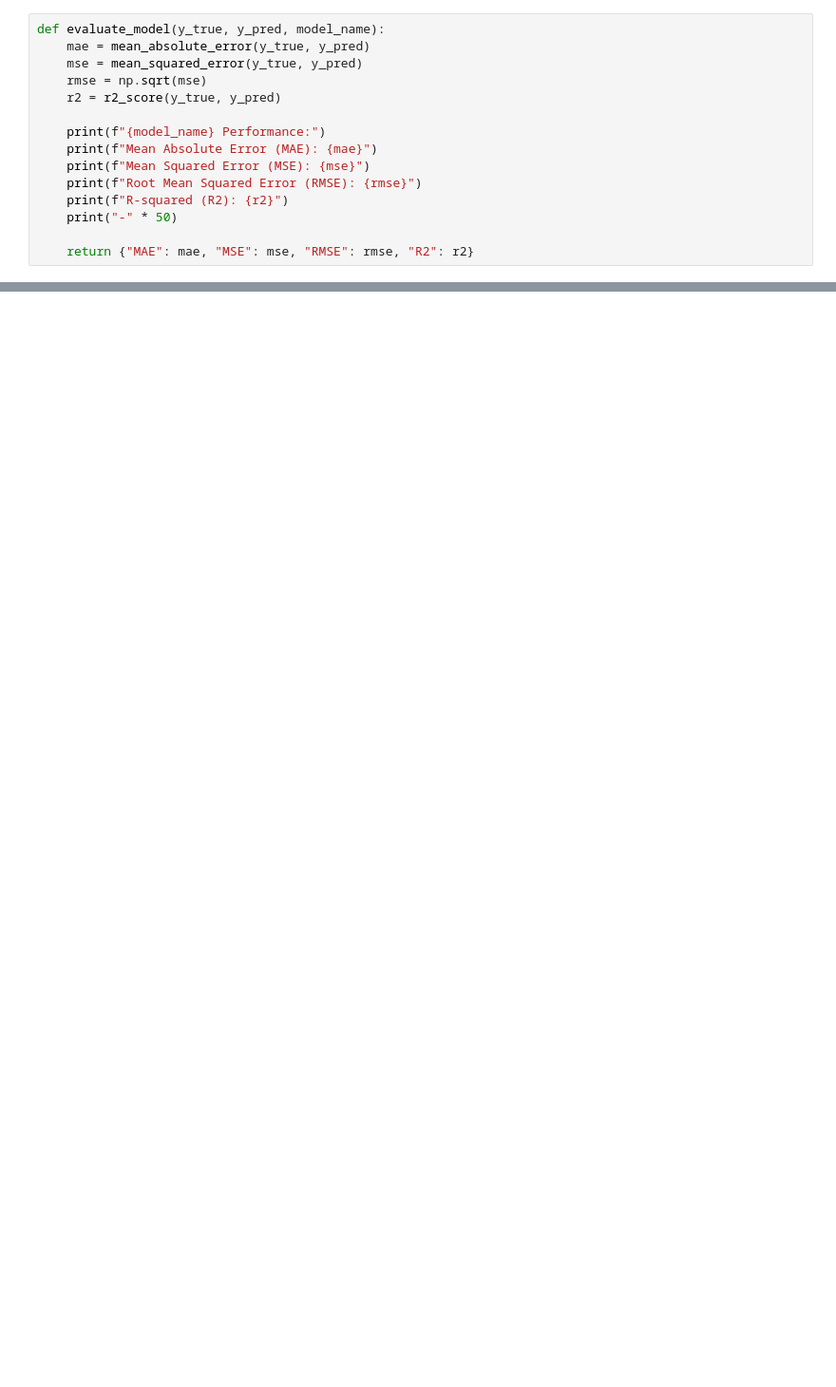
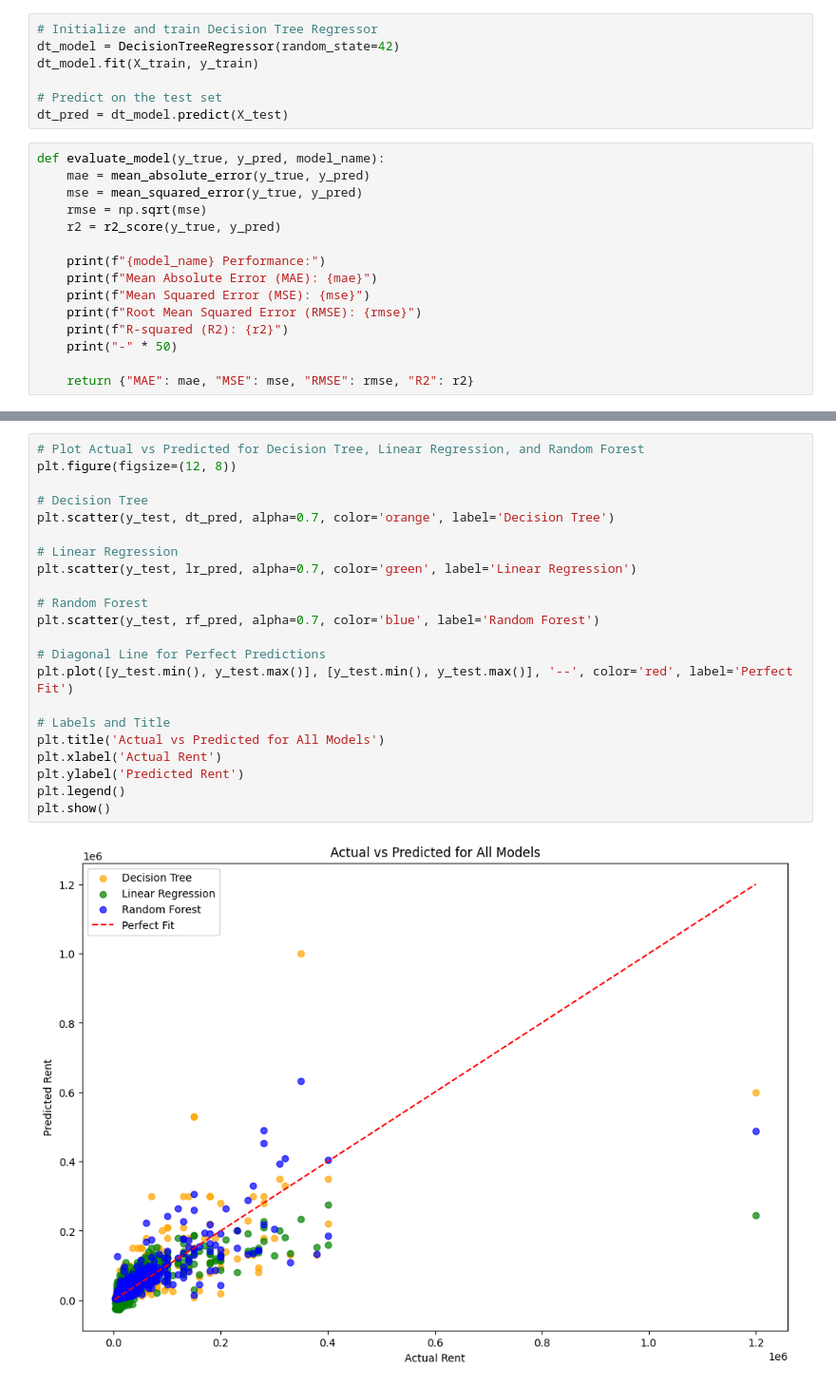
Before and after one commit to adamafiq345/House-Rent-Prediction, a Jupyter notebook: best model.ipynb, the cells around one changed output, grey strips where cells are left out. Shown: that part at 95% size. Drawn from its saved outputs; the diff is of its cells as text; blank space fills up the shorter version.

Commit message:
Update best model.ipynb
add decision tree in the model

```diff
--- a/best model.ipynb
+++ b/best model.ipynb
@@ -154,6 +156,13 @@ lr_model.fit(X_train, y_train)
 
 # Predict on the test set
 lr_pred = lr_model.predict(X_test)
+# %%
+# Initialize and train Decision Tree Regressor
+dt_model = DecisionTreeRegressor(random_state=42)
+dt_model.fit(X_train, y_train)
+
+# Predict on the test set
+dt_pred = dt_model.predict(X_test)
 # %%
 def evaluate_model(y_true, y_pred, model_name):
     mae = mean_absolute_error(y_true, y_pred)
@@ -231,0 +216,24 @@ plt.show()
+# %%
+# Plot Actual vs Predicted for Decision Tree, Linear Regression, and Random Forest
+plt.figure(figsize=(12, 8))
+
+# Decision Tree
+plt.scatter(y_test, dt_pred, alpha=0.7, color='orange', label='Decision Tree')
+
+# Linear Regression
+plt.scatter(y_test, lr_pred, alpha=0.7, color='green', label='Linear Regression')
+
+# Random Forest
+plt.scatter(y_test, rf_pred, alpha=0.7, color='blue', label='Random Forest')
+
+# Diagonal Line for Perfect Predictions
+plt.plot([y_test.min(), y_test.max()], [y_test.min(), y_test.max()], '--', color='red', label='Perfect Fit')
+
+# Labels and Title
+plt.title('Actual vs Predicted for All Models')
+plt.xlabel('Actual Rent')
+plt.ylabel('Predicted Rent')
+plt.legend()
+plt.show()
+# %% [output]
+[figure, added]
```
Also changed, not shown: parts of 6 cells of this notebook.
